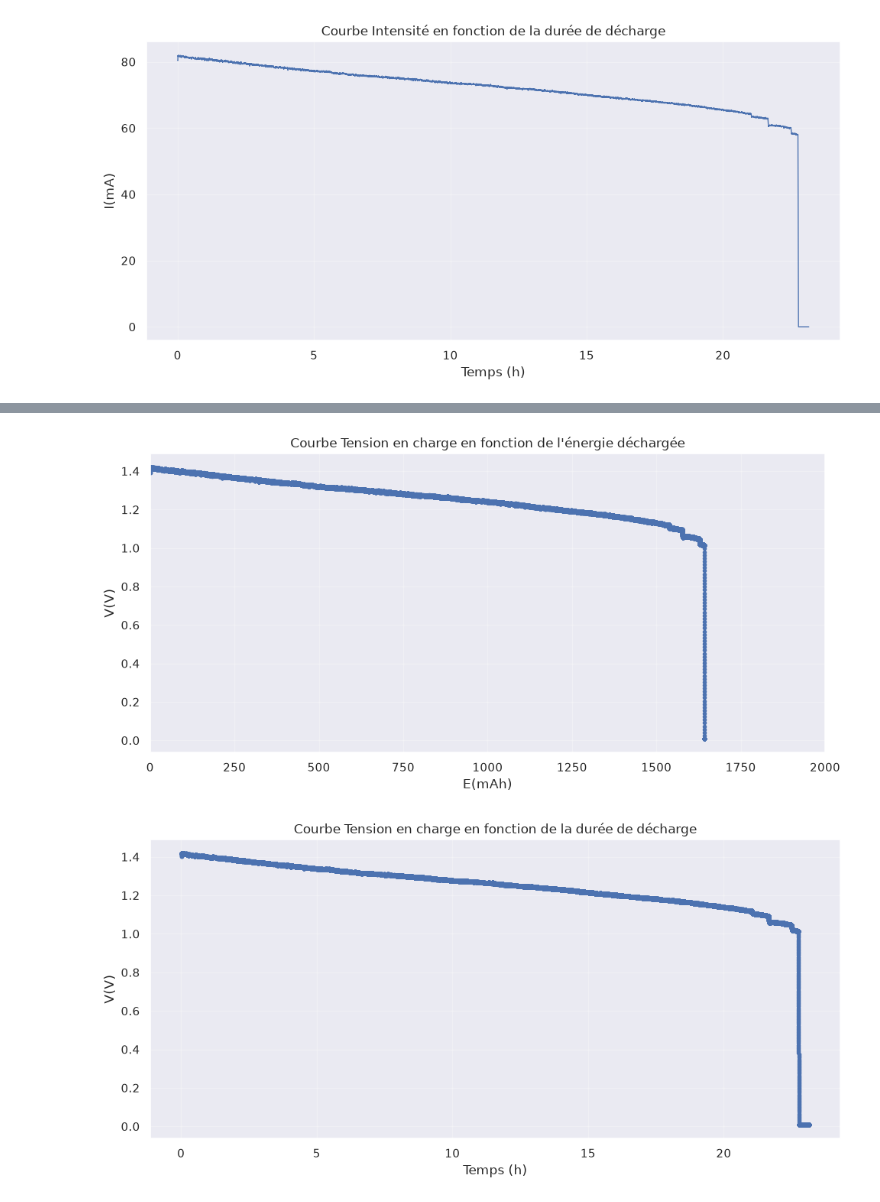
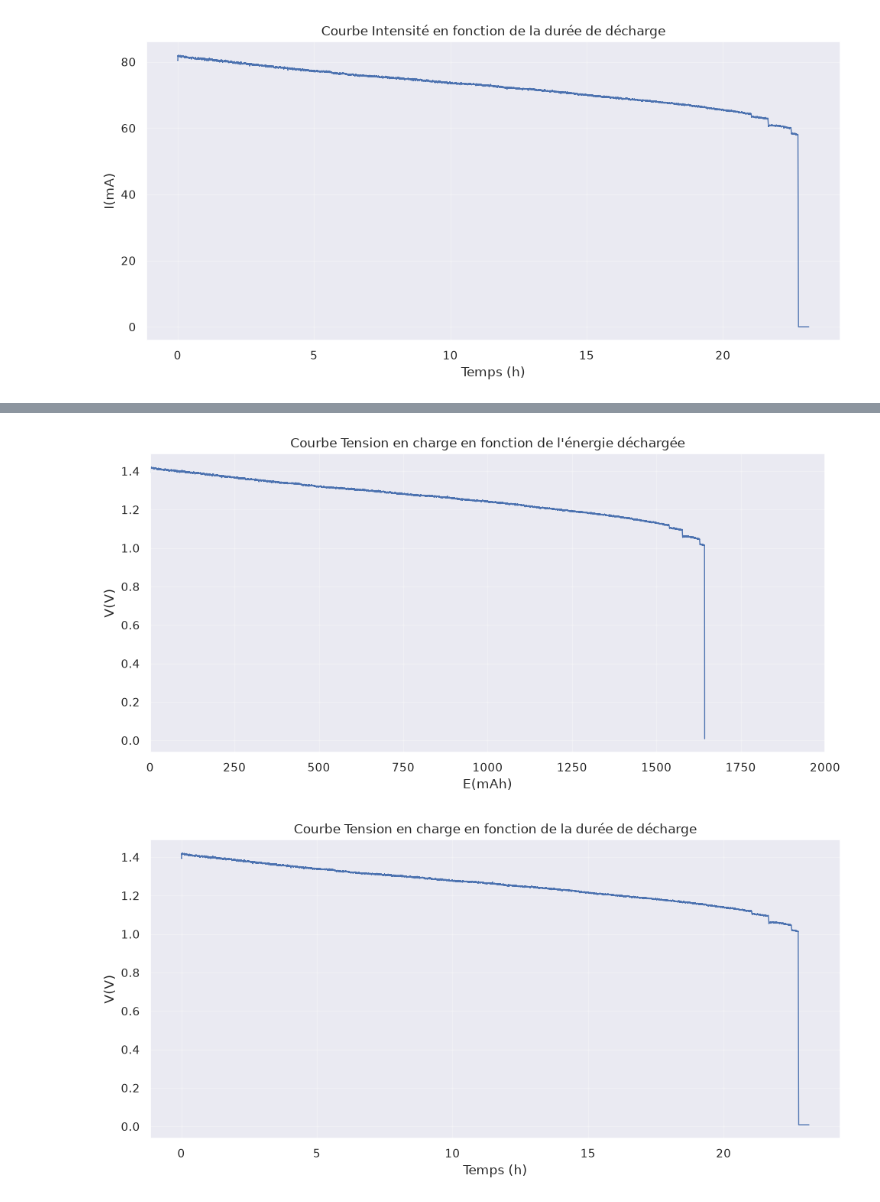
Before and after one commit to dthonon/testeur_batterie, a Jupyter notebook: notebook/Courbes.ipynb, the cells around one changed output, grey strips where cells are left out. Drawn from its saved outputs; the diff is of its cells as text; code cells hidden in the pictures.

```diff
--- a/notebook/Courbes.ipynb
+++ b/notebook/Courbes.ipynb
@@ -68,6 +67,6 @@ plt.show()
 # %%
 plt.figure(figsize=(10, 5))
-plt.plot(data_controle_1["E_smooth"], data_controle_1["V_smooth"], marker=".", linewidth=1)
+plt.plot(data_controle_1["E_smooth"], data_controle_1["V_smooth"], marker="", linewidth=1)
 plt.xlim(0, 2000)
 plt.xlabel("E(mAh)")
 plt.ylabel("V(V)")
@@ -76,15 +75,15 @@ plt.grid(True, alpha=0.3)
 plt.tight_layout()
 plt.show()
 # %% [output]
-[figure, old version]
+[figure, new version]
 # %%
 plt.figure(figsize=(10, 5))
-plt.plot(data_controle_1["Temps"], data_controle_1["V_smooth"], marker=".", linewidth=1)
+plt.plot(data_controle_1["Temps"], data_controle_1["V_smooth"], marker="", linewidth=1)
 plt.xlabel("Temps (h)")
 plt.ylabel("V(V)")
 plt.title("Courbe Tension en charge en fonction de la durée de décharge")
 plt.grid(True, alpha=0.3)
 plt.tight_layout()
 plt.show()
 # %% [output]
-[figure, old version]
+[figure, new version]
```
Also changed, not shown: parts of 2 cells of this notebook, 2 other files.
